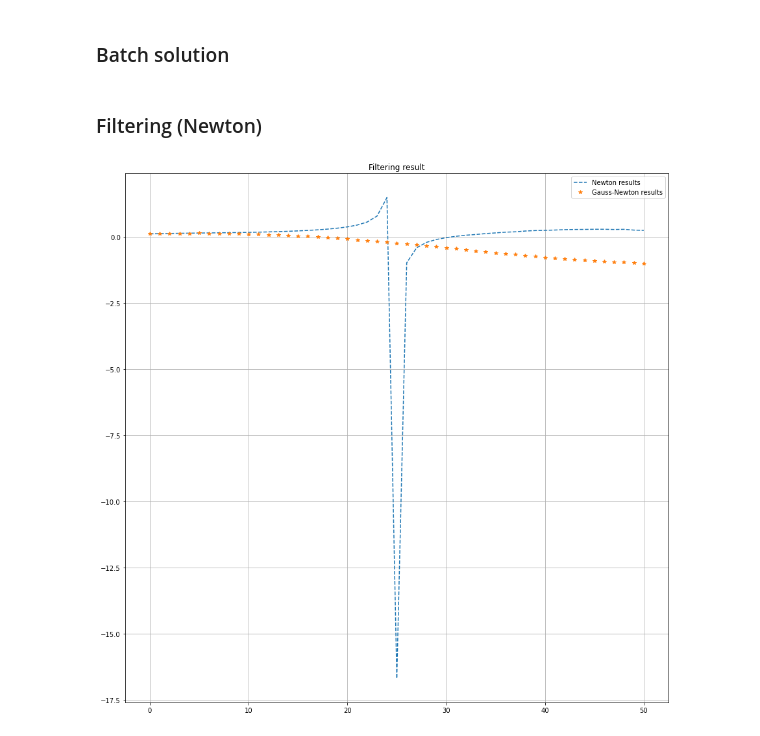
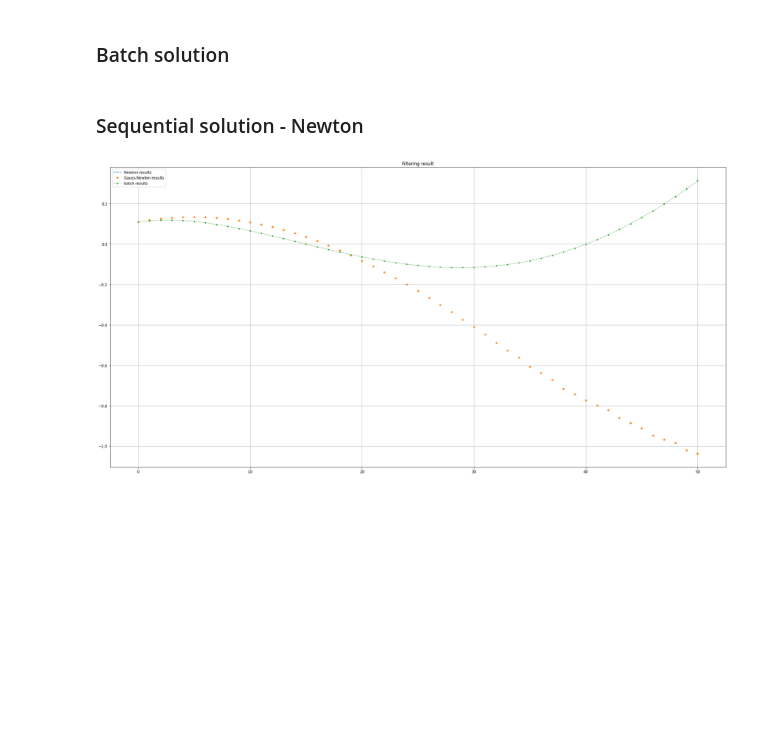
Before and after one commit to hanyas/second-order-smoothers, a Jupyter notebook: notebooks/NewtonFiltering_example2.ipynb, the cells around one changed output. Cells and saved outputs as stored; diff of their text form; code cells hidden in the pictures; blank space fills up the shorter version.

Commit message:
Smoothing part is added

```diff
--- a/notebooks/NewtonFiltering_example2.ipynb
+++ b/notebooks/NewtonFiltering_example2.ipynb
@@ -79,16 +80,19 @@ Hess = jacfwd(jacrev(lost_function))(initial_states.mean)
 
 x_batch = initial_states.mean - jax.numpy.linalg.tensorsolve(Hess, grad)
 # %% [markdown]
-### Filtering (Newton)
+### Sequential solution - Newton
 # %%
-filtered_states_newton = newton_filtering(ys, init, transition_model, observation_model, extended_hessian, initial_states)
+# Filtering - Newton
+filtered_states_newton = newton_filtering(ys, init, transition_model, observation_model, extended_hessian, initial_states, False)
+# Smoothing - Newton
+smoothed_states_newton = newton_smoothing(transition_model, filtered_states_newton,  extended, initial_states)
 # %%
-plt.figure(figsize=(15,15))
-plt.plot(filtered_states_newton.mean[:,0], "--", label="Newton results" )
+plt.figure(figsize=(30,15))
+plt.plot(smoothed_states_newton.mean[:,0], "--", label="Newton results" )
 plt.plot(filtered_states.mean[:,0], "*", label = "Gauss-Newton results")
-# plt.plot(x_batch[:,0], ".:", label = "batch results")
+plt.plot(x_batch[:,0], ".:", label = "batch results")
 plt.title("Filtering result")
 plt.grid()
 plt.legend();
 # %% [output]
-[figure, old version]
+[figure, new version]
```
Also changed, not shown: parts of 2 cells of this notebook, 3 other files.
